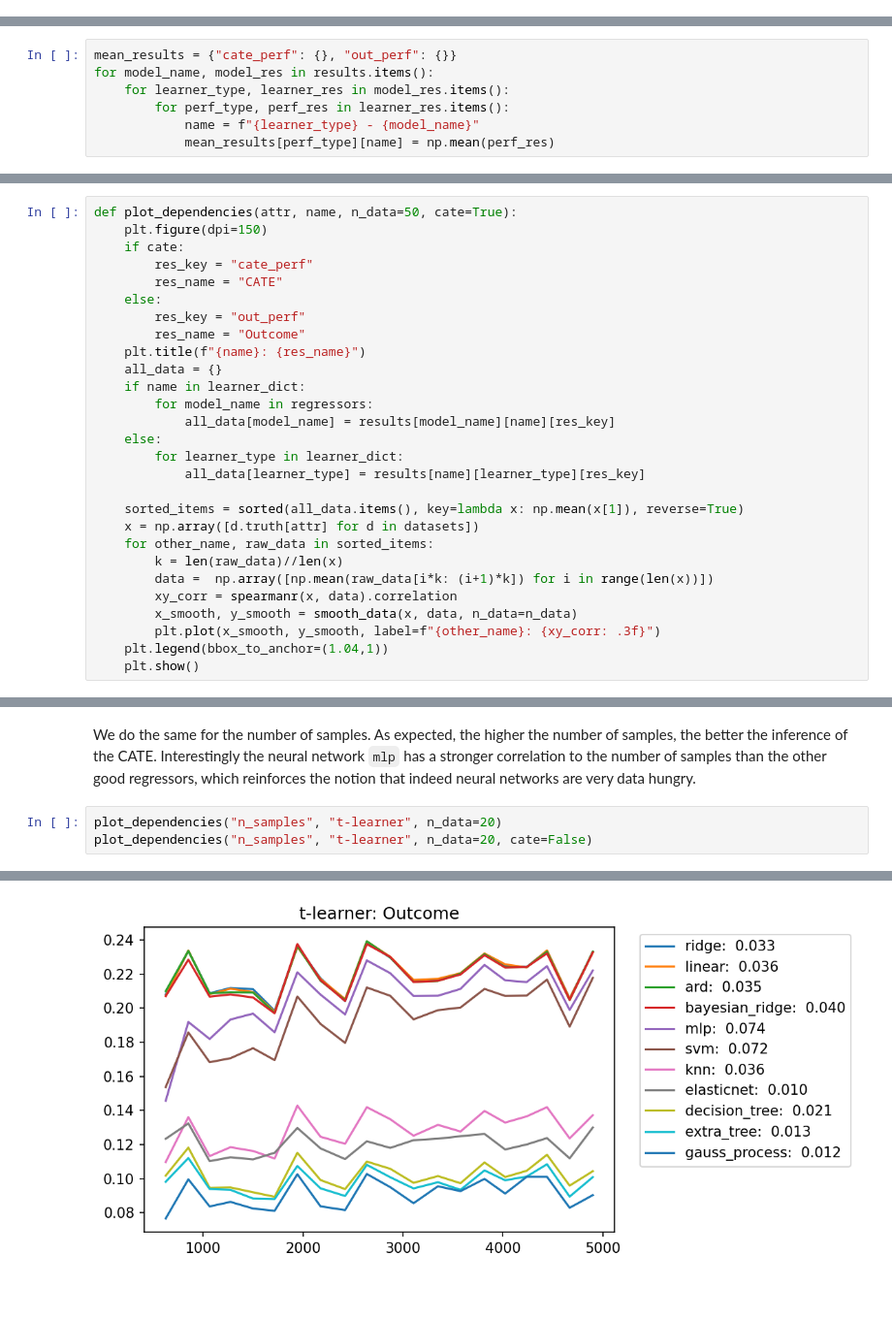
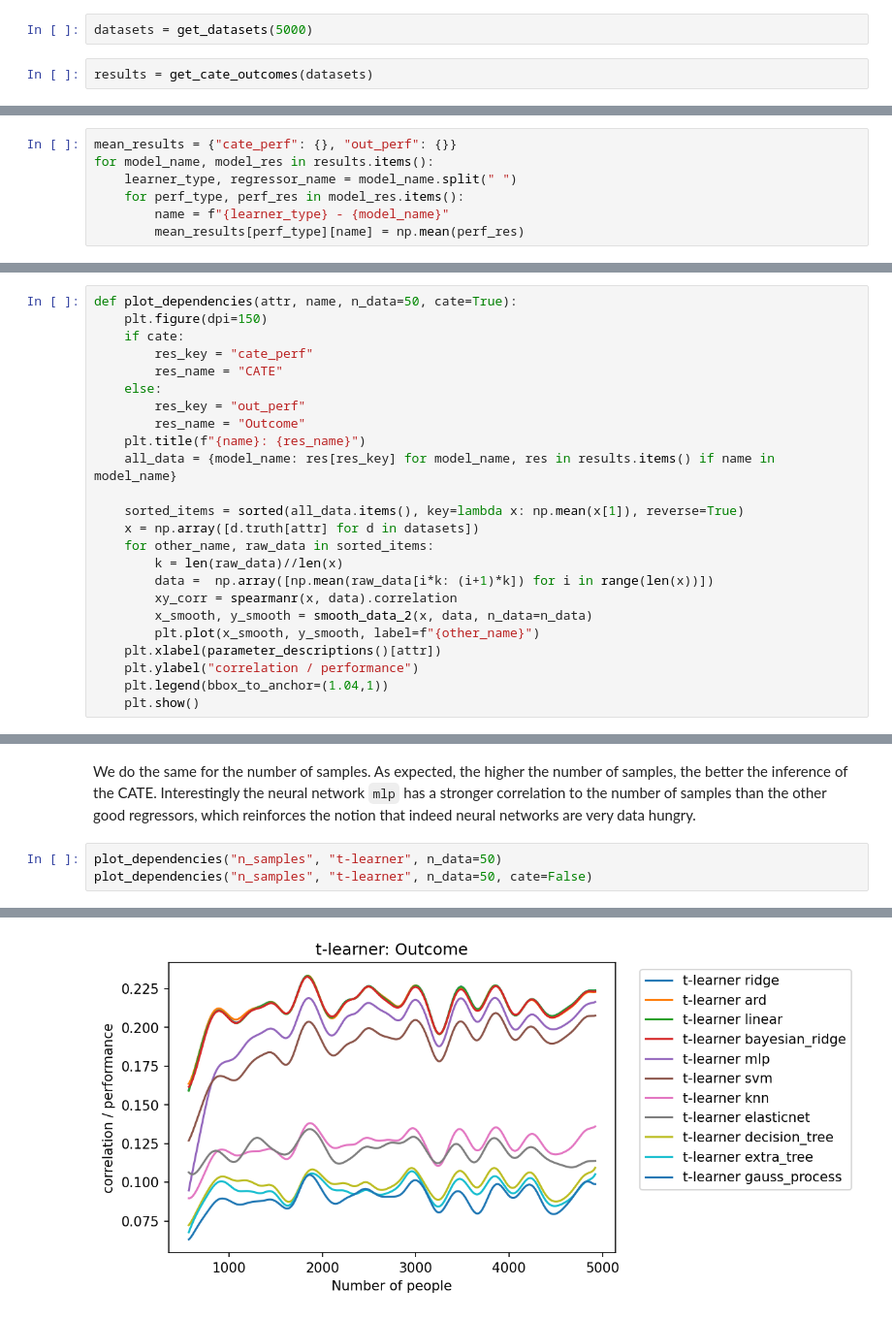
Before and after one commit to UtrechtUniversity/nudging, a Jupyter notebook: examples/simulation_different_models_outcome.ipynb, the cells around one changed output, grey strips where cells are left out. Shown: that part at 97% size. Saved outputs shown, nothing was run; the diff lists cells and outputs as text; blank space fills up the shorter version.

```diff
--- a/examples/simulation_different_models_outcome.ipynb
+++ b/examples/simulation_different_models_outcome.ipynb
@@ -99,3 +20,7 @@ results = aggregate_results(raw_results)
+# %%
+datasets = get_datasets(5000)
+# %%
+results = get_cate_outcomes(datasets)
 # %% [markdown]
 ### The plot function below creates scatter plots from the data
 
@@ -126,10 +51,10 @@ def plot_results(name, results, cate=True):
 # %%
 mean_results = {"cate_perf": {}, "out_perf": {}}
 for model_name, model_res in results.items():
-    for learner_type, learner_res in model_res.items():
-        for perf_type, perf_res in learner_res.items():
-            name = f"{learner_type} - {model_name}"
-            mean_results[perf_type][name] = np.mean(perf_res)
+    learner_type, regressor_name = model_name.split(" ")
+    for perf_type, perf_res in model_res.items():
+        name = f"{learner_type} - {model_name}"
+        mean_results[perf_type][name] = np.mean(perf_res)
 # %% [markdown]
 Let's see what the performance is for the different algorithms. We only show the best 15 performing algorithm combinations.
 # %%
@@ -182,13 +107,7 @@ def plot_dependencies(attr, name, n_data=50, cate=True):
         res_key = "out_perf"
         res_name = "Outcome"
     plt.title(f"{name}: {res_name}")
-    all_data = {}
-    if name in learner_dict:
-        for model_name in regressors:
-            all_data[model_name] = results[model_name][name][res_key]
-    else:
-        for learner_type in learner_dict:
-            all_data[learner_type] = results[name][learner_type][res_key]
+    all_data = {model_name: res[res_key] for model_name, res in results.items() if name in model_name}
 
     sorted_items = sorted(all_data.items(), key=lambda x: np.mean(x[1]), reverse=True)
     x = np.array([d.truth[attr] for d in datasets])
@@ -196,8 +115,10 @@ def plot_dependencies(attr, name, n_data=50, cate=True):
         k = len(raw_data)//len(x)
         data =  np.array([np.mean(raw_data[i*k: (i+1)*k]) for i in range(len(x))])
         xy_corr = spearmanr(x, data).correlation
-        x_smooth, y_smooth = smooth_data(x, data, n_data=n_data)
-        plt.plot(x_smooth, y_smooth, label=f"{other_name}: {xy_corr: .3f}")
+        x_smooth, y_smooth = smooth_data_2(x, data, n_data=n_data)
+        plt.plot(x_smooth, y_smooth, label=f"{other_name}")
+    plt.xlabel(parameter_descriptions()[attr])
+    plt.ylabel("correlation / performance")
     plt.legend(bbox_to_anchor=(1.04,1))
     plt.show()
 # %% [markdown]
@@ -211,6 +132,6 @@ plot_dependencies("noise_frac", "t-learner", n_data=30, cate=False)
 # %% [markdown]
 We do the same for the number of samples. As expected, the higher the number of samples, the better the inference of the CATE. Interestingly the neural network `mlp` has a stronger correlation to the number of samples than the other good regressors, which reinforces the notion that indeed neural networks are very data hungry.
 # %%
-plot_dependencies("n_samples", "t-learner", n_data=20)
-plot_dependencies("n_samples", "t-learner", n_data=20, cate=False)
+plot_dependencies("n_samples", "t-learner", n_data=50)
+plot_dependencies("n_samples", "t-learner", n_data=50, cate=False)
 # %% [output]
@@ -218 +139 @@ plot_dependencies("n_samples", "t-learner", n_data=20, cate=False)
-[figure, old version]
+[figure, new version]
```
Also changed, not shown: parts of 18 cells of this notebook, 31 other files.
